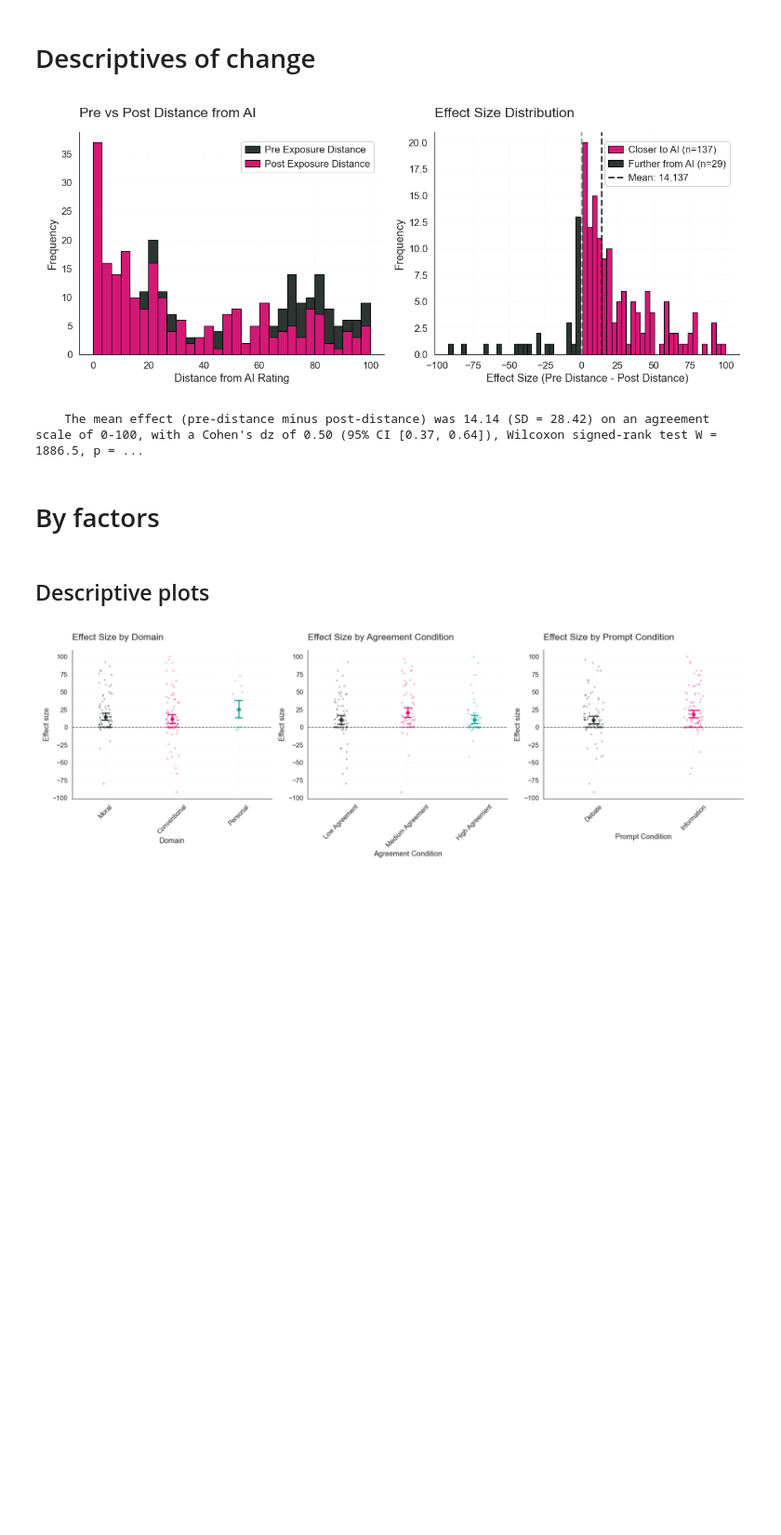
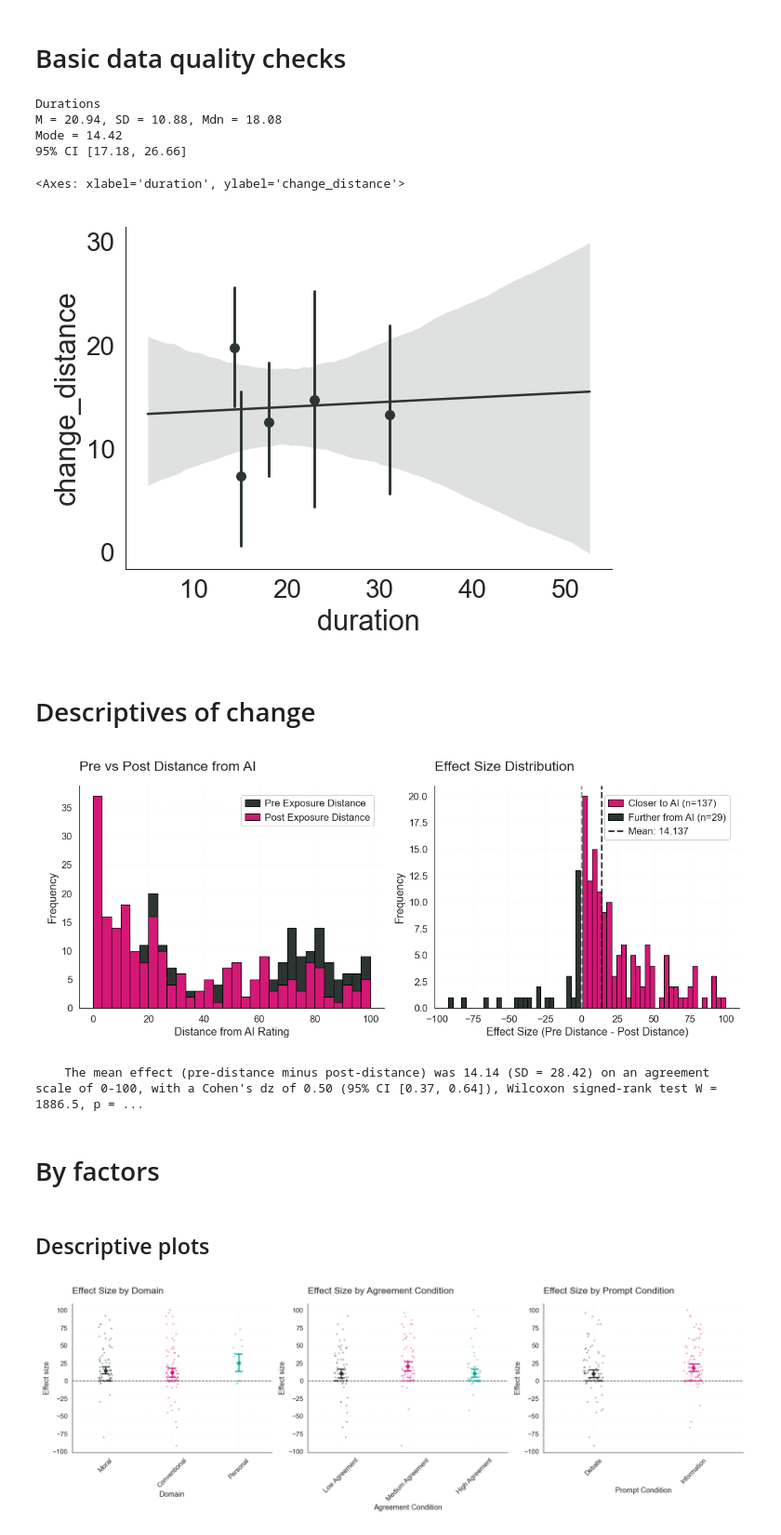
Before and after one commit to josh-ashkinaze/ssl, a Jupyter notebook: study2/6.3_analyze_init_norm_pilot.ipynb, the cells around one changed output. Shown at 93% size. Drawn from its saved outputs; the diff is of its cells as text; code cells hidden in the pictures; blank space fills up the shorter version.

Commit message:
duration analysis

```diff
--- a/study2/6.3_analyze_init_norm_pilot.ipynb
+++ b/study2/6.3_analyze_init_norm_pilot.ipynb
@@ -6,6 +6,7 @@ import os
 import sys
 import seaborn as sns
 import matplotlib.pyplot as plt
+from pingouin import ttest
 from pylatexenc.latexencode import unicode_to_latex as text2latex
 from scipy import stats
 
@@ -115,6 +116,15 @@ df['change_distance'] = df['pre_distance'] - df['post_distance']
 # Domain cleaning
 df['domain'] = df['domain'].map(short_domain)
 
+# Duration bucketing
+durations = df.drop_duplicates(subset=['pid'])['duration'].to_list()
+mean_duration = np.mean(durations)
+sd_duration = np.std(durations)
+low_threshold = mean_duration - 2*sd_duration
+df['low_duration'] = (df['duration'] < low_threshold)
+print("Number of low duration people")
+print(df['low_duration'].value_counts())
+
 
 # Usage cleaning
 usage_map = {
@@ -134,3 +152,19 @@ df.to_csv("../data/qualtrics_experiments/desc_norms_init_norm_pilot_long.csv", i
+# %% [markdown]
+# Basic data quality checks
+# %%
+from src.helpers import array_stats
+from scipy.stats import ttest_ind, mannwhitneyu
+
+print("Durations")
+durations =  array_stats(df.drop_duplicates(subset=['pid'])['duration'].values, include_ci=True)
+sns.regplot(data=df, x='duration', y='change_distance', x_bins=5)
+# %% [output]
+Durations
+M = 20.94, SD = 10.88, Mdn = 18.08
+Mode = 14.42
+95% CI [17.18, 26.66]
+<Axes: xlabel='duration', ylabel='change_distance'>
+[figure, added]
 # %% [markdown]
  # Descriptives of change
 # %%
```
Also changed, not shown: parts of 2 cells of this notebook.
